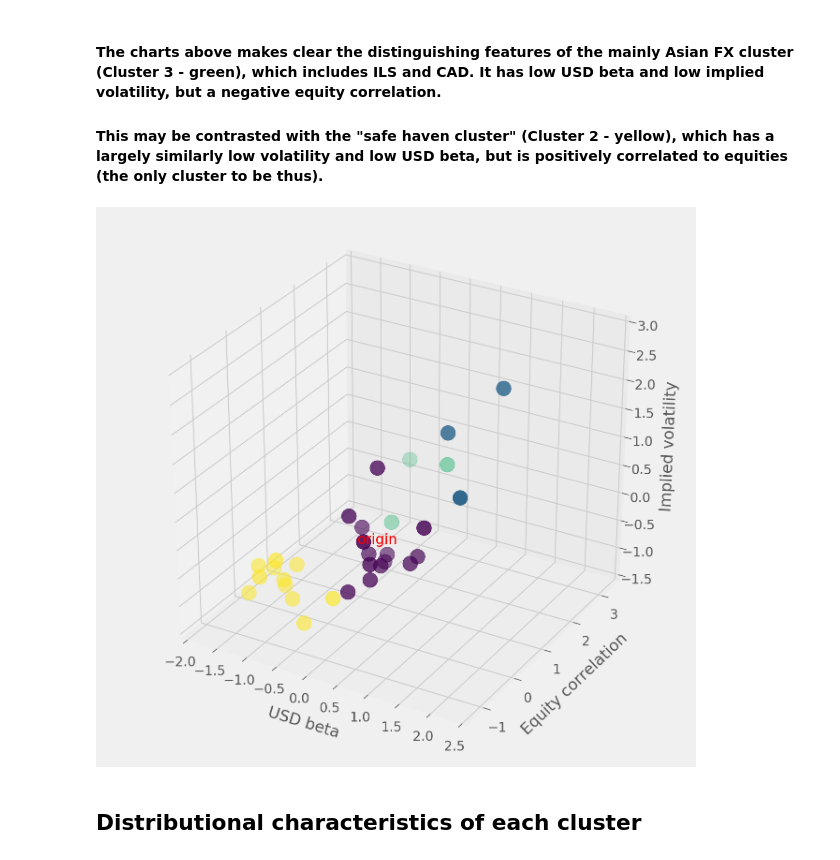
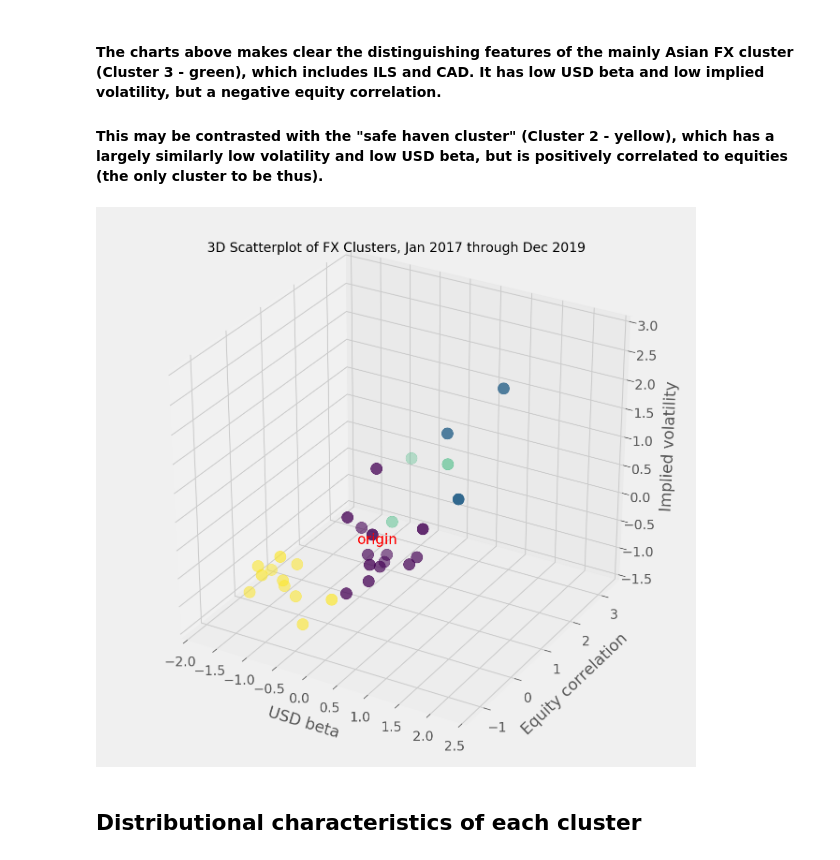
Before and after one commit to at-tan/Hierarchical_Clustering_of_Currencies, a Jupyter notebook: fx_clustering.ipynb, the cells around one changed output. Drawn from its saved outputs; the diff is of its cells as text; code cells hidden in the pictures.

Commit message:
Python code for FX clustering with 2017-2019 data

```diff
--- a/fx_clustering.ipynb
+++ b/fx_clustering.ipynb
@@ -52,6 +52,8 @@ df.index = df.index.to_timestamp()
 df.columns = ['usd', 'msci', 'oil', 'cny', 'twd', 'krw', 'sgd', 'myr', 'idr', 'thb', 'php', 'inr', 'rub',
                 'pln', 'huf', 'ron', 'try', 'brl', 'mxn', 'clp', 'cop', 'zar', 'ils', 'eur', 'gbp',
                 'jpy', 'aud', 'nzd', 'cad', 'chf', 'nok', 'sek', 'gold', 'silver']
+# %%
+df.fillna(method='ffill', inplace=True)
 # %%
 df.head(5)
 # %% [output]
@@ -645,26 +581,27 @@ plt.show()
 # %%
 fig = plt.figure(figsize=(10, 10))
 ax = plt.axes(projection="3d")
+ax.set_title('3D Scatterplot of FX Clusters, Jan 2017 through Dec 2019', fontsize=14)
 
 origin = [0,0,0]
 ax.text(origin[0],origin[0],origin[0],"origin",size=15, color='red')
 
 x_points = X_scaled.usd_beta
 y_points = X_scaled.equity_corr
 z_points = X_scaled.vol
-ax.scatter3D(x_points, y_points, z_points, s=250, c=X.clusters, cmap="viridis")
+ax.scatter3D(x_points, y_points, z_points, s=150, c=X.clusters, cmap="viridis")
 
 ax.set_xlim(-2, 2.5)
 ax.set_ylim(-1.5, 3.5)
 ax.set_zlim(-1.5, 3)
 
 ax.set_xlabel('USD beta',labelpad=10,fontsize='large')
 ax.set_ylabel('Equity correlation',labelpad=10,fontsize='large')
 ax.set_zlabel('Implied volatility',labelpad=10,fontsize='large')
 
 plt.show()
 # %% [output]
-[figure, old version]
+[figure, new version]
 # %% [markdown]
 ## Distributional characteristics of each cluster
 # %% [markdown]
```
Also changed, not shown: parts of 40 cells of this notebook.
